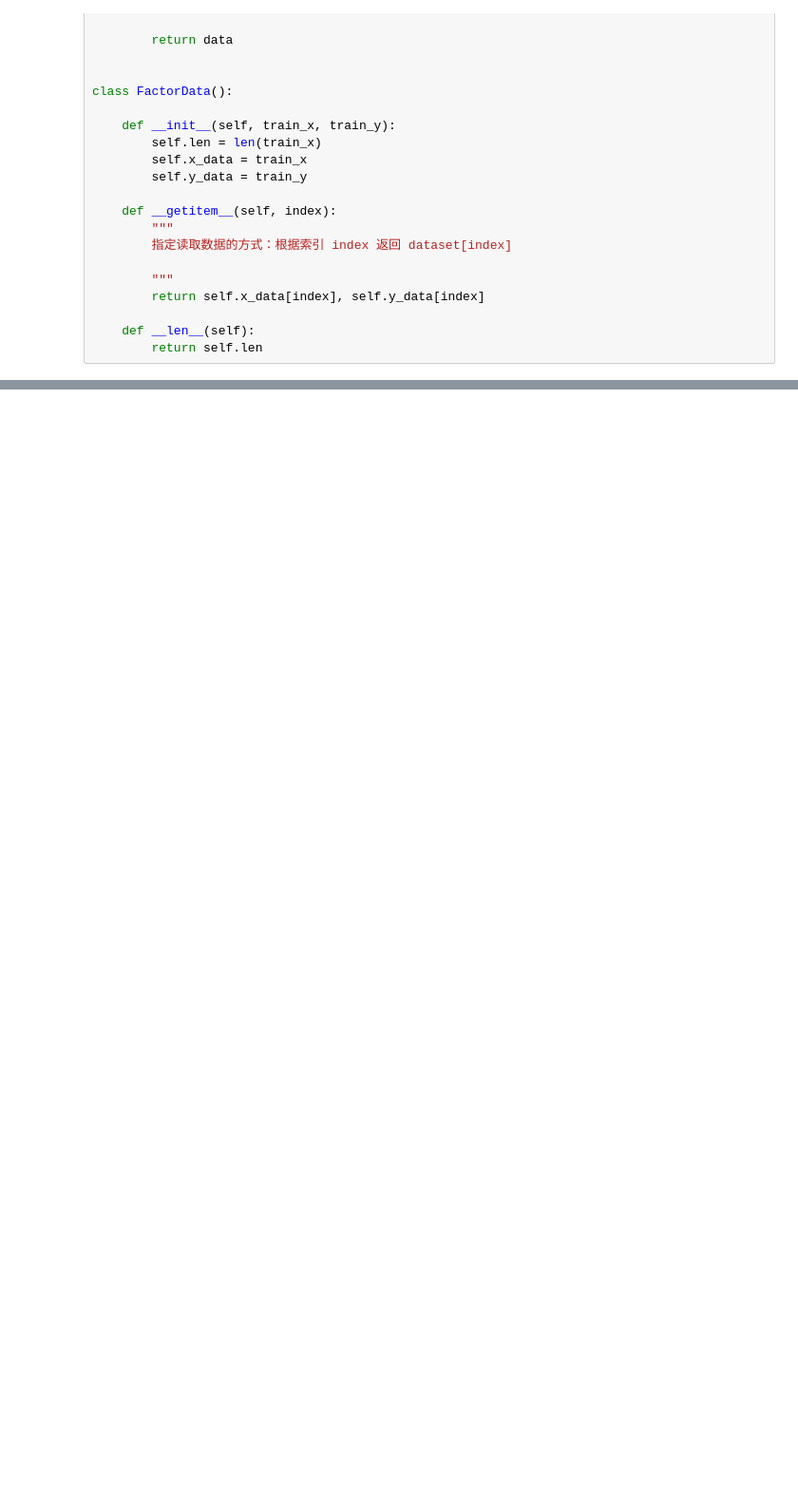
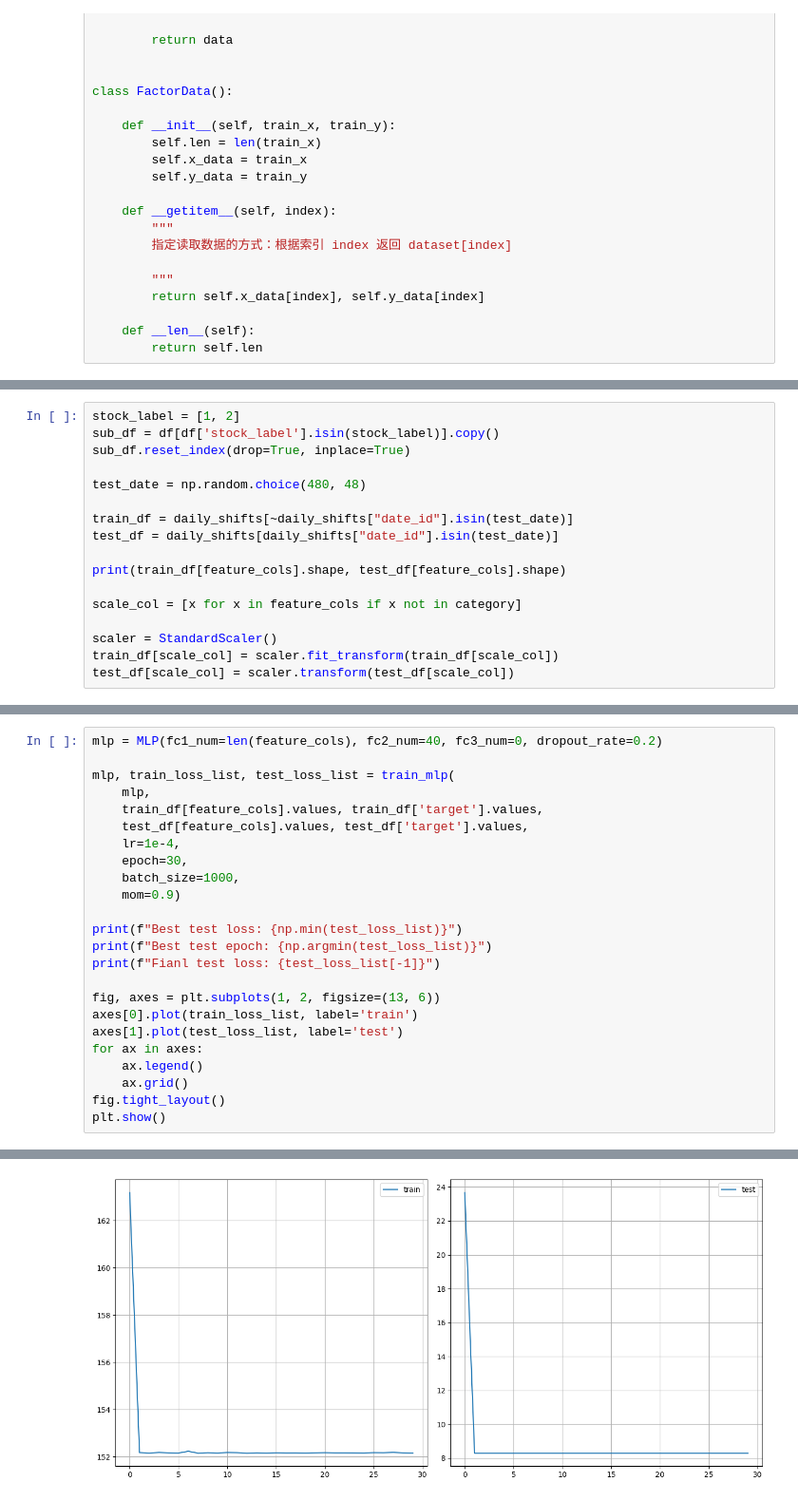
Before and after one commit to slidot41/kaggle_2023, a Jupyter notebook: notebooks/train_MLP.ipynb, the cells around one changed output, grey strips where cells are left out. Shown at 95% size. Saved outputs shown, nothing was run; the diff lists cells and outputs as text; blank space fills up the shorter version.

```diff
--- a/notebooks/train_MLP.ipynb
+++ b/notebooks/train_MLP.ipynb
@@ -244,0 +211,17 @@ print(test_loss_list)
+# %%
+stock_label = [1, 2]
+sub_df = df[df['stock_label'].isin(stock_label)].copy()
+sub_df.reset_index(drop=True, inplace=True)
+
+test_date = np.random.choice(480, 48)
+
+train_df = daily_shifts[~daily_shifts["date_id"].isin(test_date)]
+test_df = daily_shifts[daily_shifts["date_id"].isin(test_date)]
+
+print(train_df[feature_cols].shape, test_df[feature_cols].shape)
+
+scale_col = [x for x in feature_cols if x not in category]
+
+scaler = StandardScaler()
+train_df[scale_col] = scaler.fit_transform(train_df[scale_col])
+test_df[scale_col] = scaler.transform(test_df[scale_col])
@@ -244,0 +237,25 @@ print(test_loss_list)
+# %%
+mlp = MLP(fc1_num=len(feature_cols), fc2_num=40, fc3_num=0, dropout_rate=0.2)
+
+mlp, train_loss_list, test_loss_list = train_mlp(
+    mlp,
+    train_df[feature_cols].values, train_df['target'].values,
+    test_df[feature_cols].values, test_df['target'].values,
+    lr=1e-4,
+    epoch=30,
+    batch_size=1000,
+    mom=0.9)
+
+print(f"Best test loss: {np.min(test_loss_list)}")
+print(f"Best test epoch: {np.argmin(test_loss_list)}")
+print(f"Fianl test loss: {test_loss_list[-1]}")
+
+fig, axes = plt.subplots(1, 2, figsize=(13, 6))
+axes[0].plot(train_loss_list, label='train')
+axes[1].plot(test_loss_list, label='test')
+for ax in axes:
+    ax.legend()
+    ax.grid()
+fig.tight_layout()
+plt.show()
+# %% [output]
@@ -244,0 +265 @@ print(test_loss_list)
+[figure, added]
```
Also changed, not shown: parts of 14 cells of this notebook, 4 other files.
